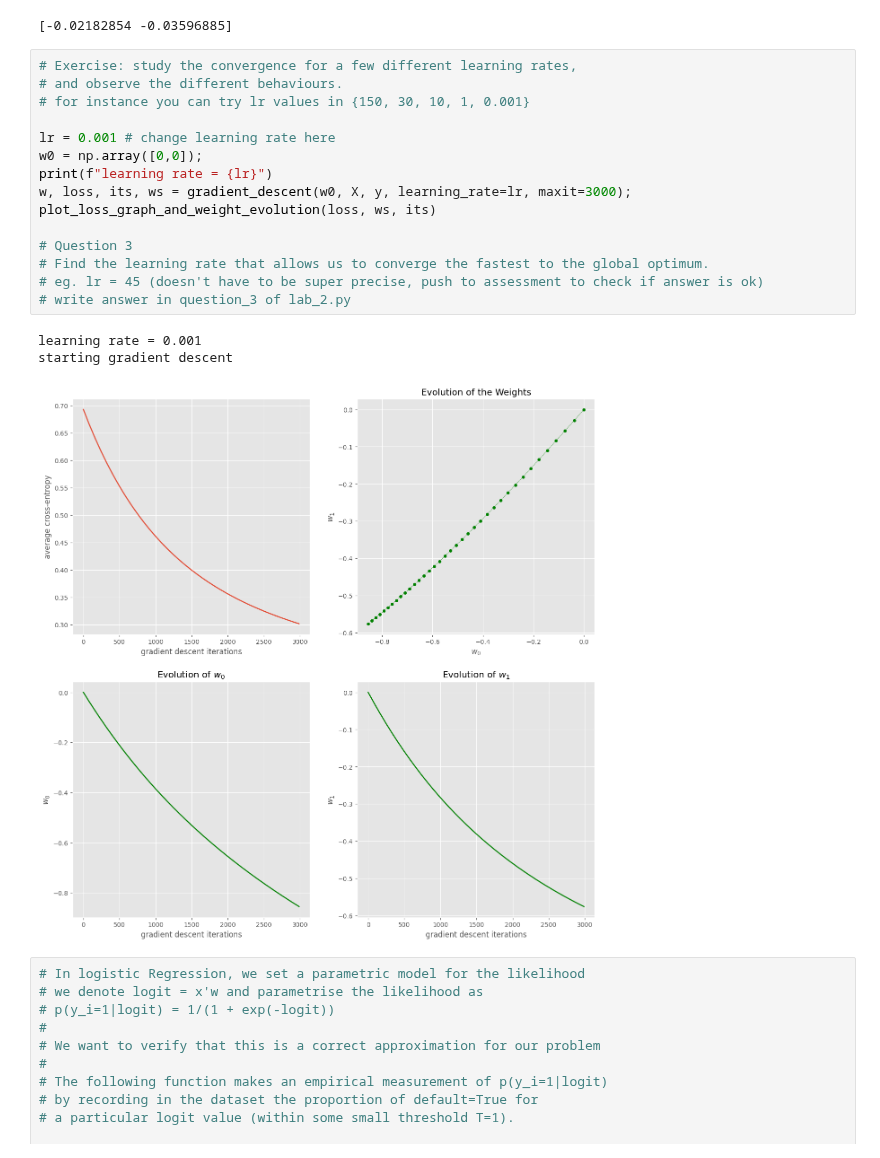
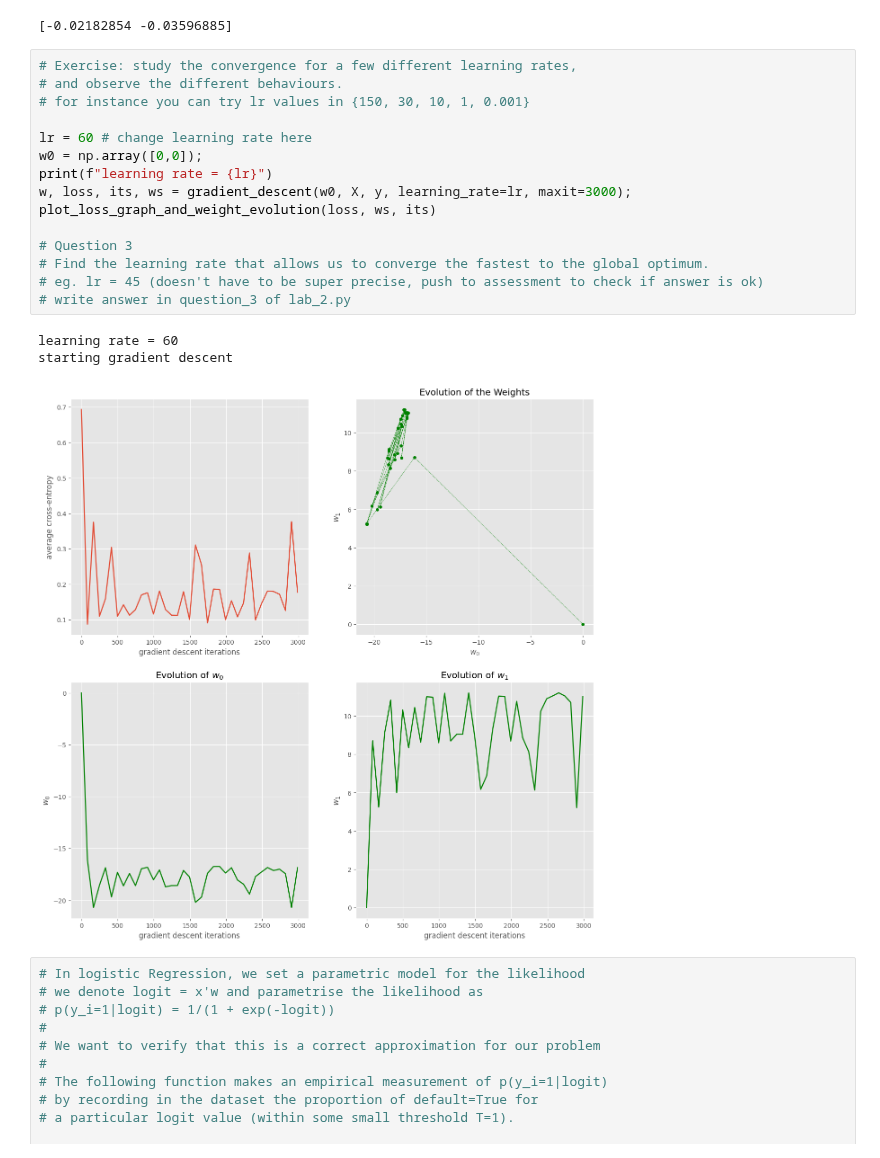
Before and after one commit to dylanneve1/4c16-labs, a Jupyter notebook: lab-02/Lab 2.ipynb, the cells around one changed output. Cells and saved outputs as stored; diff of their text form.

```diff
--- a/lab-02/Lab 2.ipynb
+++ b/lab-02/Lab 2.ipynb
@@ -307,22 +307,22 @@ print(lab_2.gradient(w, X, y))
 # %%
 # Exercise: study the convergence for a few different learning rates,
 # and observe the different behaviours.
 # for instance you can try lr values in {150, 30, 10, 1, 0.001}
 
-lr = 0.001 # change learning rate here
+lr = 60 # change learning rate here
 w0 = np.array([0,0]);
 print(f"learning rate = {lr}")
 w, loss, its, ws = gradient_descent(w0, X, y, learning_rate=lr, maxit=3000);
 plot_loss_graph_and_weight_evolution(loss, ws, its)
 
 # Question 3
 # Find the learning rate that allows us to converge the fastest to the global optimum.
 # eg. lr = 45 (doesn't have to be super precise, push to assessment to check if answer is ok)
 # write answer in question_3 of lab_2.py
 # %% [output]
-learning rate = 0.001
+learning rate = 60
 starting gradient descent
-[figure, old version]
+[figure, new version]
 # %%
 # In logistic Regression, we set a parametric model for the likelihood
 # we denote logit = x'w and parametrise the likelihood as
```
Also changed, not shown: 1 other file.
